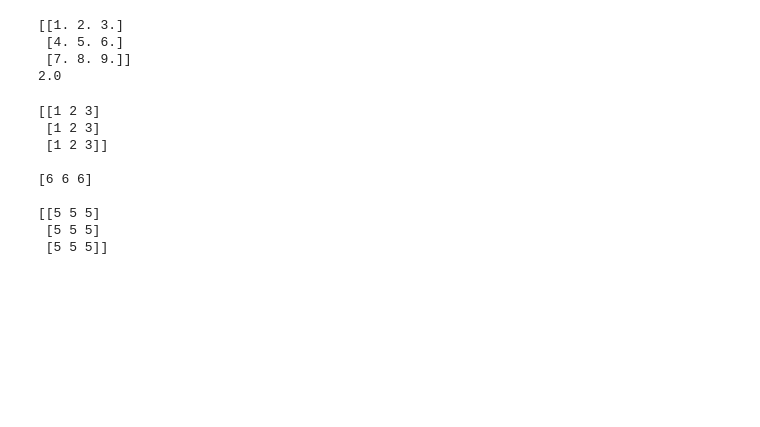
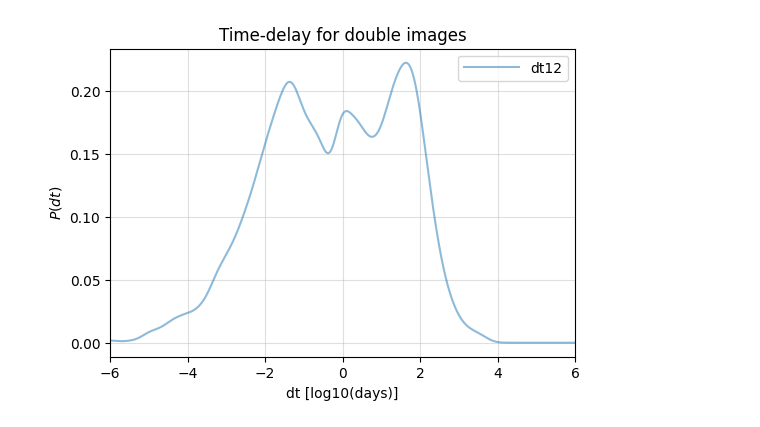
Before and after one commit to lisalyw/surip, a Jupyter notebook: example.ipynb, the cells around one changed output. Saved outputs shown, nothing was run; the diff lists cells and outputs as text; code cells hidden in the pictures; blank space fills up the shorter version.

```diff
--- a/example.ipynb
+++ b/example.ipynb
@@ -402,30 +138,0 @@ print (np.ones([2,2], dtype='bool'))
-# %%
-m = np.zeros([3,3], dtype = float)
-m[0,:]=[1,2,3]
-m[1,:]=[4,5,6]
-m[2,:]=[7,8,9]
-print (m)
-print (m[0,1])
-# %% [output]
-[[1. 2. 3.]
- [4. 5. 6.]
- [7. 8. 9.]]
-2.0
-# %%
-u = np.array([[1, 1, 1],
-              [1, 1, 1],
-              [1, 1, 1]])
-v = np.array([1,2,3])
-print (u*v,"\n")
-print (np.matmul(u,v),"\n") # this is how numpy does linear algebra !
-print (u*5)
-# %% [output]
-[[1 2 3]
- [1 2 3]
- [1 2 3]]
-
-[6 6 6]
-
-[[5 5 5]
- [5 5 5]
- [5 5 5]]
@@ -431,0 +150,36 @@ print (u*5)
+# %%
+# 2 images
+idx_row_double = np.array(idx2 == 2)
+idx1_double =idx1[idx_row_double]
+
+t_delay_double_raw = time_delay[idx_row_double]
+t_delay_double = (t_delay_double_raw[idx1_double]).reshape(-1,2)
+
+
+dt12_dou = abs(t_delay_double[:,1]-t_delay_double[:,0])/ (24*3600)
+dt12_dou = dt12_dou[~np.isnan(dt12_dou)]
+log_t12_dou = np.log10(dt12_dou)
+# %%
+# KDE plot
+from sklearn.neighbors import KernelDensity
+
+# plot
+plt.figure(figsize=(6,4))
+dt_log = np.linspace(-6, 6, 1000)
+
+# double images
+kde_log_t12_dou = KernelDensity(kernel='gaussian', bandwidth=0.2).fit(np.array(log_t12_dou).reshape(-1,1))
+plt.plot(dt_log, np.exp(kde_log_t12_dou.score_samples(dt_log.reshape(-1,1))), label='dt12', color='C0', linestyle='-', alpha=0.5)
+
+plt.xlabel(r'dt [log10(days)]')
+plt.ylabel(r'$P(dt)$')
+plt.title('Time-delay for double images')
+leg = plt.legend(handlelength=4)
+for line in leg.get_lines():
+    line.set_linewidth(1.5)
+plt.grid(alpha=0.4)
+plt.xlim(-6, 6)
+#plt.savefig("redshift_distribution_bns.png")
+plt.show()
+# %% [output]
+[figure, added]
```
Also changed, not shown: parts of 48 cells of this notebook.
